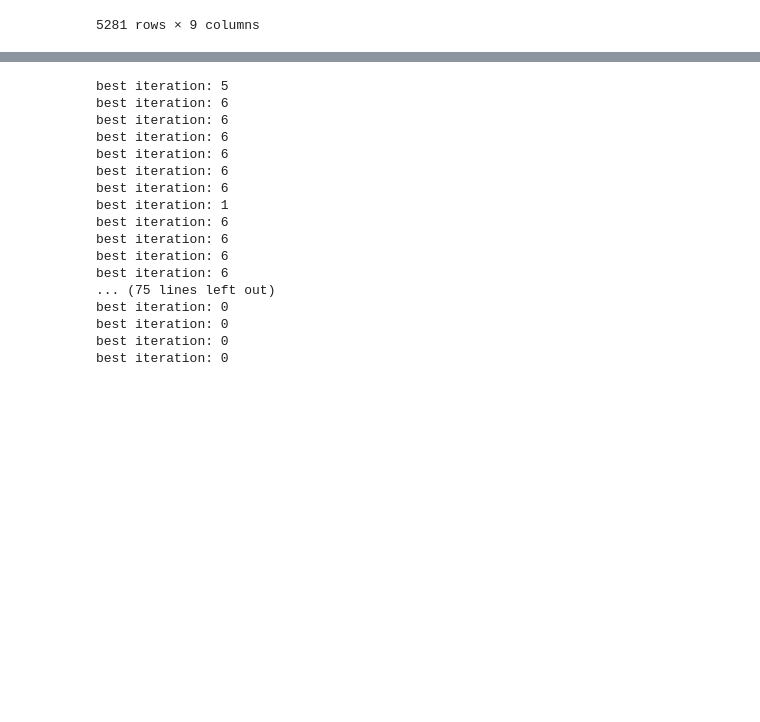
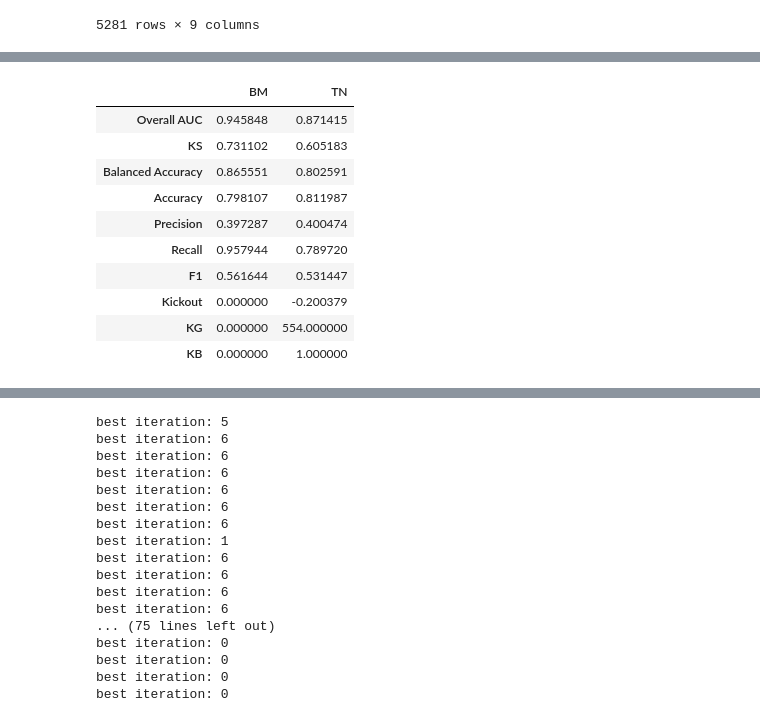
Before and after one commit to hiaac-finance/credit_pipeline, a Jupyter notebook: examples/Model_Pipeline_Functions_Pessoal_V22_LendigClub.ipynb, the cells around one changed output, grey strips where cells are left out. Saved outputs shown, nothing was run; the diff lists cells and outputs as text; code cells hidden in the pictures; blank space fills up the shorter version.

```diff
--- a/examples/Model_Pipeline_Functions_Pessoal_V22_LendigClub.ipynb
+++ b/examples/Model_Pipeline_Functions_Pessoal_V22_LendigClub.ipynb
@@ -323 +417,15 @@ models_dict.update(
                                 X_val, y_val, iterations=it,p=p, seed=seed_number))
+# %%
+ri.get_metrics_RI(models_dict, X_test, y_test, X_unl=X_rej_knn, acp_rate=0.5)
+# %% [output]
+|  | BM | TN |
+| Overall AUC | 0.945848 | 0.871415 |
+| KS | 0.731102 | 0.605183 |
+| Balanced Accuracy | 0.865551 | 0.802591 |
+| Accuracy | 0.798107 | 0.811987 |
+| Precision | 0.397287 | 0.400474 |
+| Recall | 0.957944 | 0.789720 |
+| F1 | 0.561644 | 0.531447 |
+| Kickout | 0.000000 | -0.200379 |
+| KG | 0.000000 | 554.000000 |
+| KB | 0.000000 | 1.000000 |
```
Also changed, not shown: parts of 13 cells of this notebook, 2 other files.
